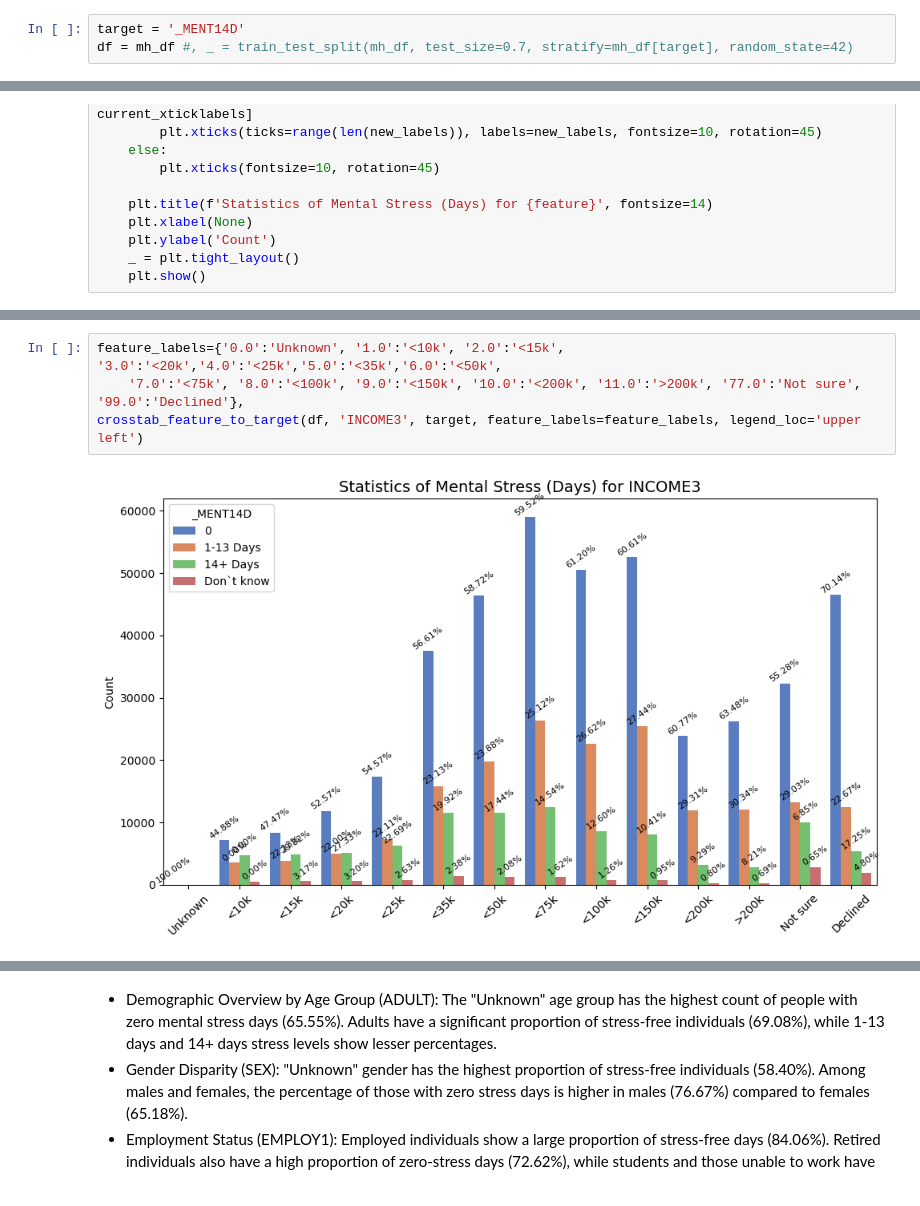
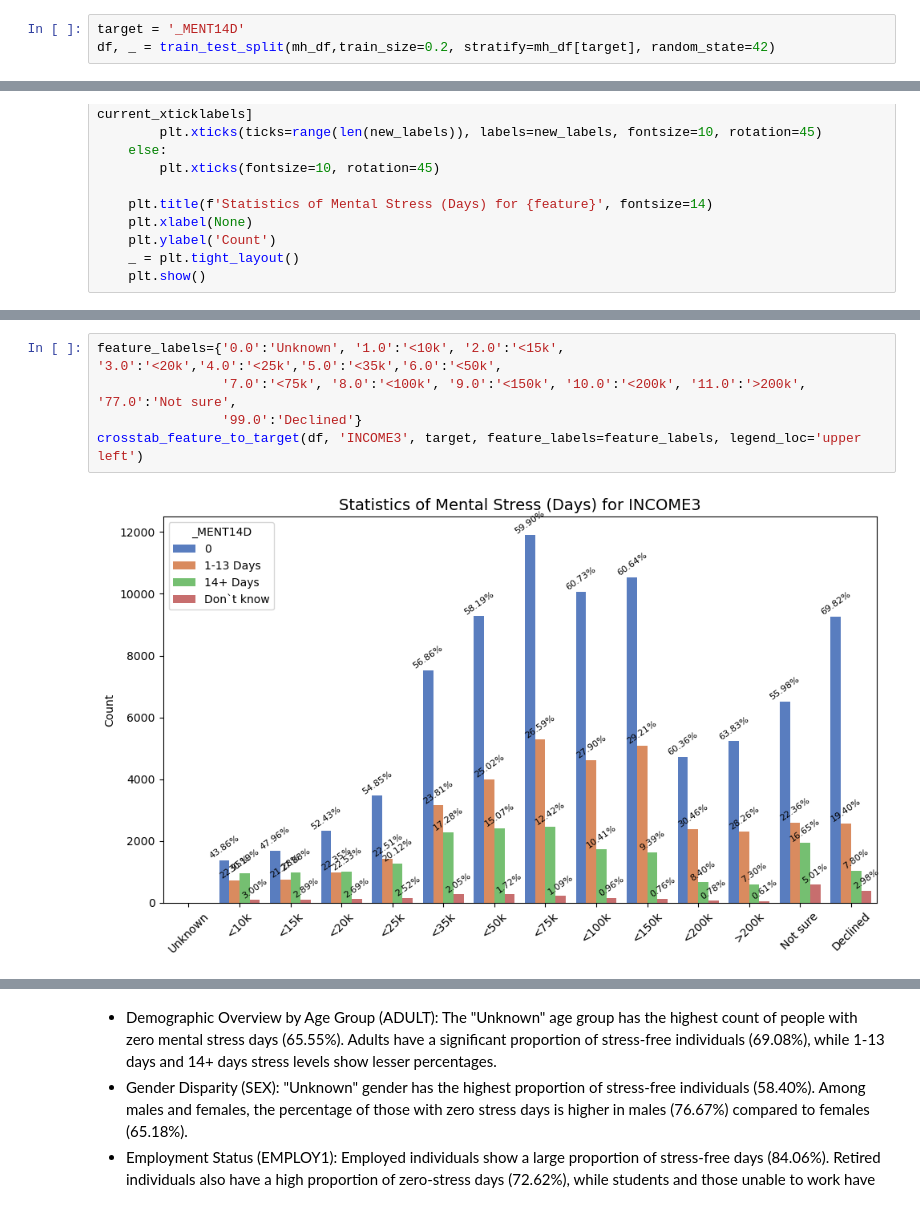
Before and after one commit to judesantos/Springboard_DS_ML, a Jupyter notebook: SpringBoard-DSC_Capstone_Project_3/DataModeling/EDA.ipynb, the cells around one changed output, grey strips where cells are left out. Saved outputs shown, nothing was run; the diff lists cells and outputs as text.

```diff
--- a/SpringBoard-DSC_Capstone_Project_3/DataModeling/EDA.ipynb
+++ b/SpringBoard-DSC_Capstone_Project_3/DataModeling/EDA.ipynb
@@ -174,7 +174,7 @@ mh_df.describe()
 #### Key Statistics
 # %%
 target = '_MENT14D'
-df = mh_df #, _ = train_test_split(mh_df, test_size=0.7, stratify=mh_df[target], random_state=42)
+df, _ = train_test_split(mh_df,train_size=0.2, stratify=mh_df[target], random_state=42)
 # %%
 def crosstab_feature_to_target(
     data,
@@ -248,9 +248,10 @@ crosstab_feature_to_target(df, 'EMPLOY1', target, feature_labels=feature_labels)
 # %%
 feature_labels={'0.0':'Unknown', '1.0':'<10k', '2.0':'<15k', '3.0':'<20k','4.0':'<25k','5.0':'<35k','6.0':'<50k',
-    '7.0':'<75k', '8.0':'<100k', '9.0':'<150k', '10.0':'<200k', '11.0':'>200k', '77.0':'Not sure', '99.0':'Declined'},
+                '7.0':'<75k', '8.0':'<100k', '9.0':'<150k', '10.0':'<200k', '11.0':'>200k', '77.0':'Not sure',
+                '99.0':'Declined'}
 crosstab_feature_to_target(df, 'INCOME3', target, feature_labels=feature_labels, legend_loc='upper left')
 # %% [output]
-[figure, old version]
+[figure, new version]
 # %%
 feature_labels={'0.0':'Unknown', '1.0':'Yes','2.0':'No','7.0':'Not sure','9.0':'Declined'}
 crosstab_feature_to_target(df, 'VETERAN3', target, feature_labels=feature_labels, figsize=(6,5))
```
Also changed, not shown: parts of 25 cells of this notebook, 2 other files.
